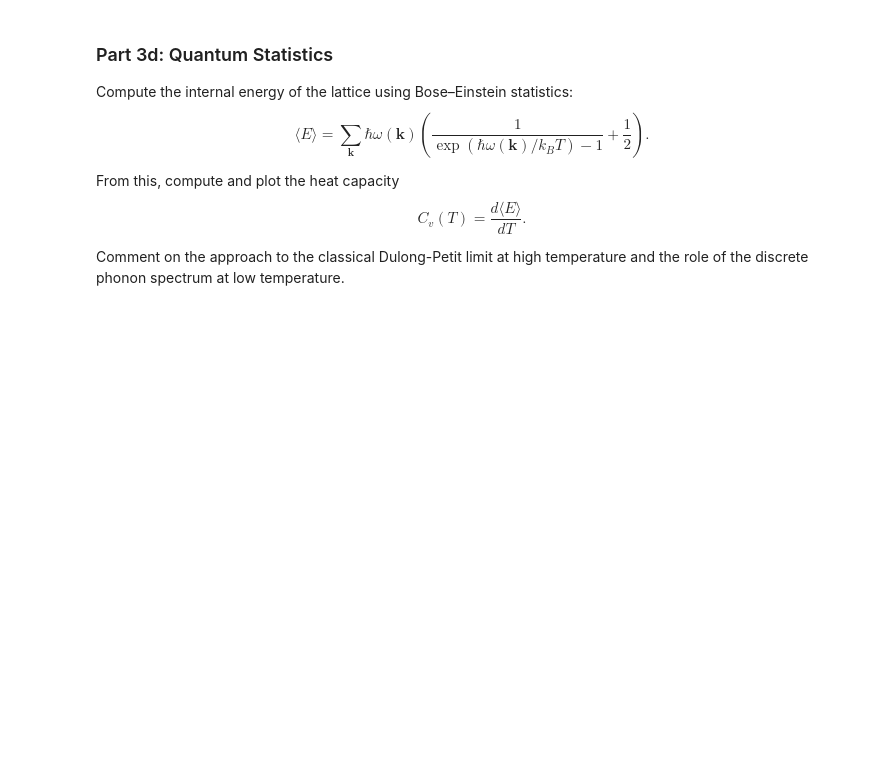
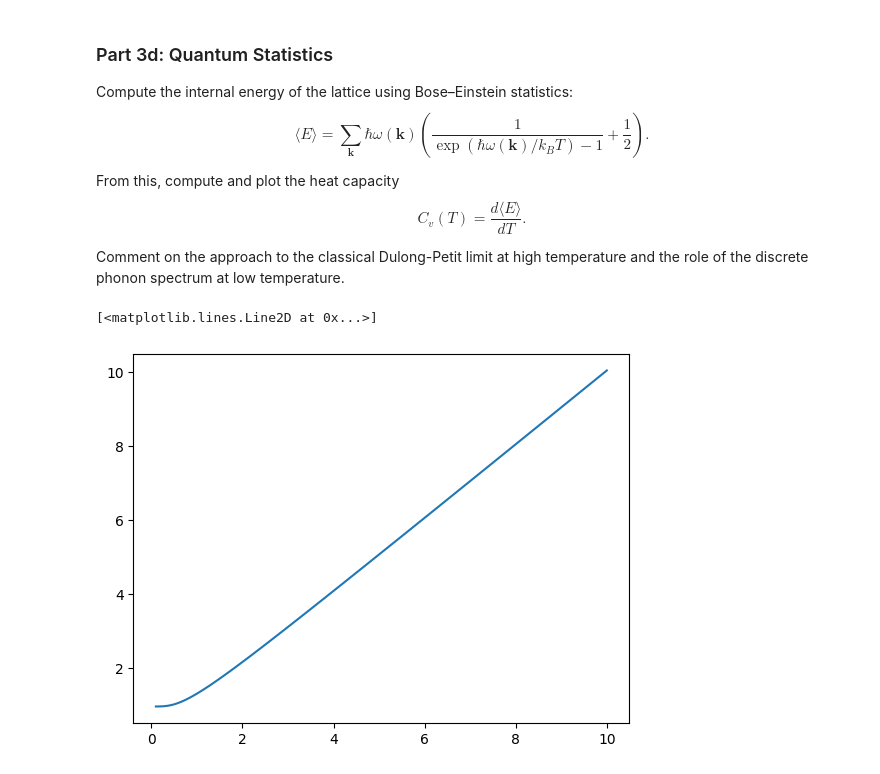
Before and after one commit to Danielle-06/Statfys-2-2026, a Jupyter notebook: 03.lattice_vibrations_nb.ipynb, the cells around one changed output. Drawn from its saved outputs; the diff is of its cells as text; code cells hidden in the pictures; blank space fills up the shorter version.

```diff
--- a/03.lattice_vibrations_nb.ipynb
+++ b/03.lattice_vibrations_nb.ipynb
@@ -385,3 +389,13 @@ C_v(T) = \frac{d\langle E \rangle}{dT}.
 $$
 
 Comment on the approach to the classical Dulong-Petit limit at high temperature and the role of the discrete phonon spectrum at low temperature.
+# %%
+N = 100
+T = np.logspace(-1,1,100)
+U = np.zeros(N)
+for i in range(N):
+    U[i] = np.sum(w_2*(1/(np.e**(w_2/T[i])-1)+0.5)*g_w)*dw
+plt.plot(T,U)
+# %% [output]
+[<matplotlib.lines.Line2D at 0x...>]
+[figure, added]
```
Also changed, not shown: parts of 5 cells of this notebook, 1 other file.
